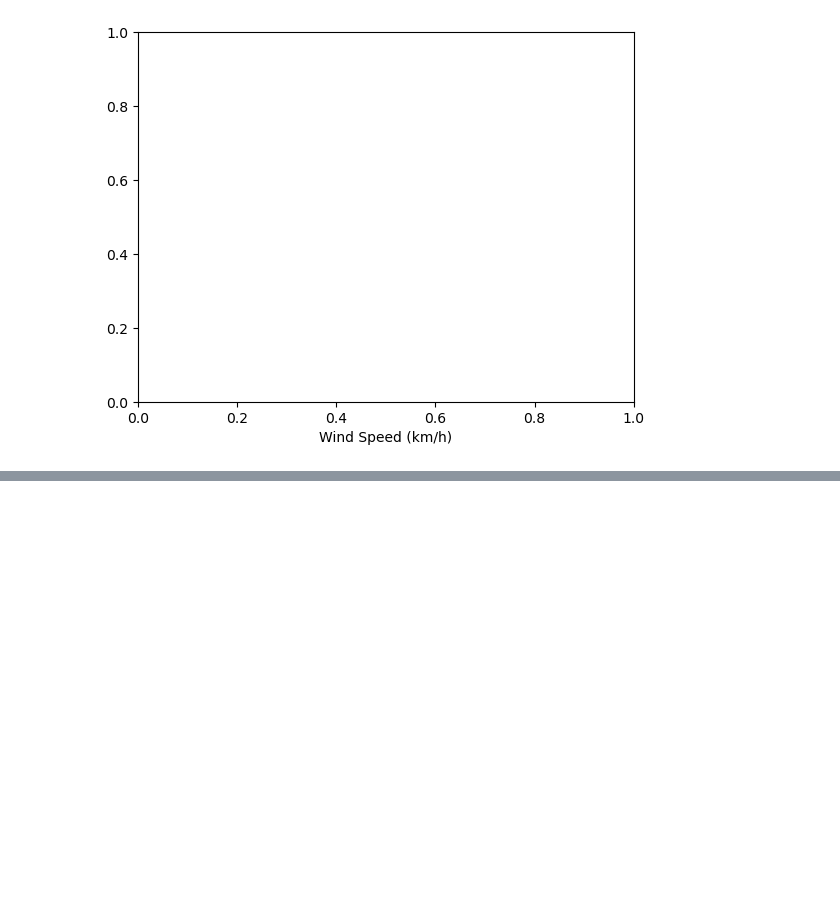
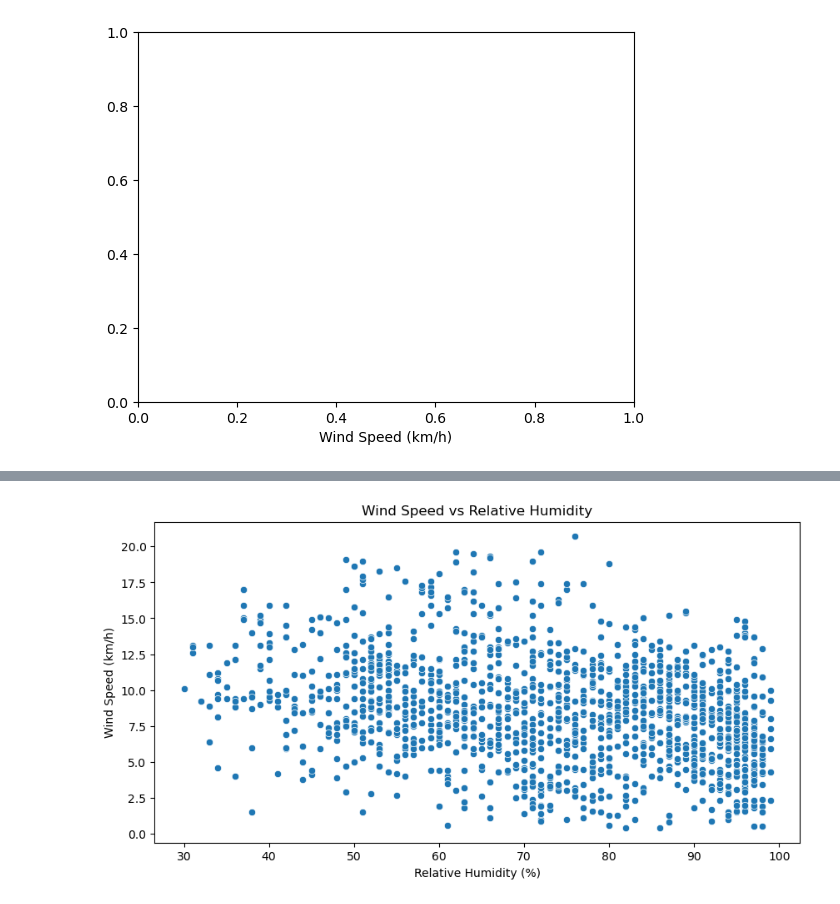
Before and after one commit to shabaz-syed/AtomSync-MicroClimate-Analaytics, a Jupyter notebook: Notebooks/01_data_understanding.ipynb, the cells around one changed output, grey strips where cells are left out. Cells and saved outputs as stored; diff of their text form; code cells hidden in the pictures; blank space fills up the shorter version.

```diff
--- a/Notebooks/01_data_understanding.ipynb
+++ b/Notebooks/01_data_understanding.ipynb
@@ -1135,0 +1177,17 @@ Text(0.5, 0, 'Wind Speed (km/h)')
+# %%
+# WIND SPEED VS HUMIDITY SCATTER PLOT
+
+plt.figure(figsize=(10, 5))
+
+sns.scatterplot(
+    data=df,
+    x='relative_humidity_pct',
+    y='wind_speed_kmh'
+)
+
+plt.title('Wind Speed vs Relative Humidity')
+plt.xlabel('Relative Humidity (%)')
+plt.ylabel('Wind Speed (km/h)')
+plt.show()
+# %% [output]
+[figure, added]
```
Also changed, not shown: parts of 4 cells of this notebook.
